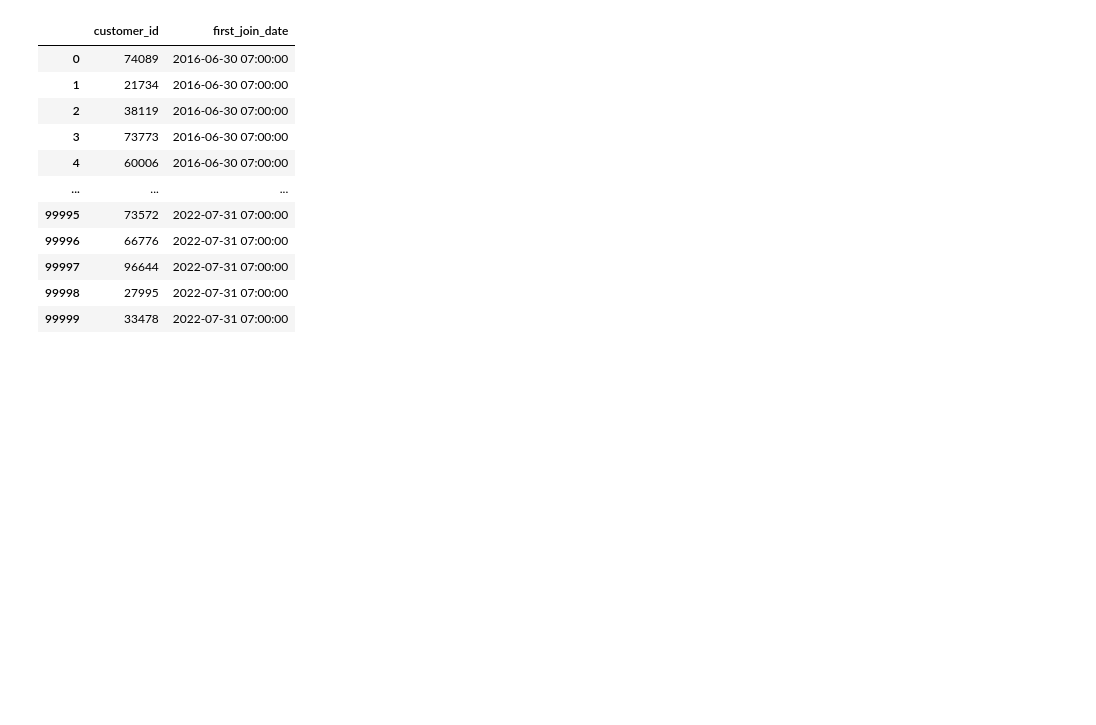
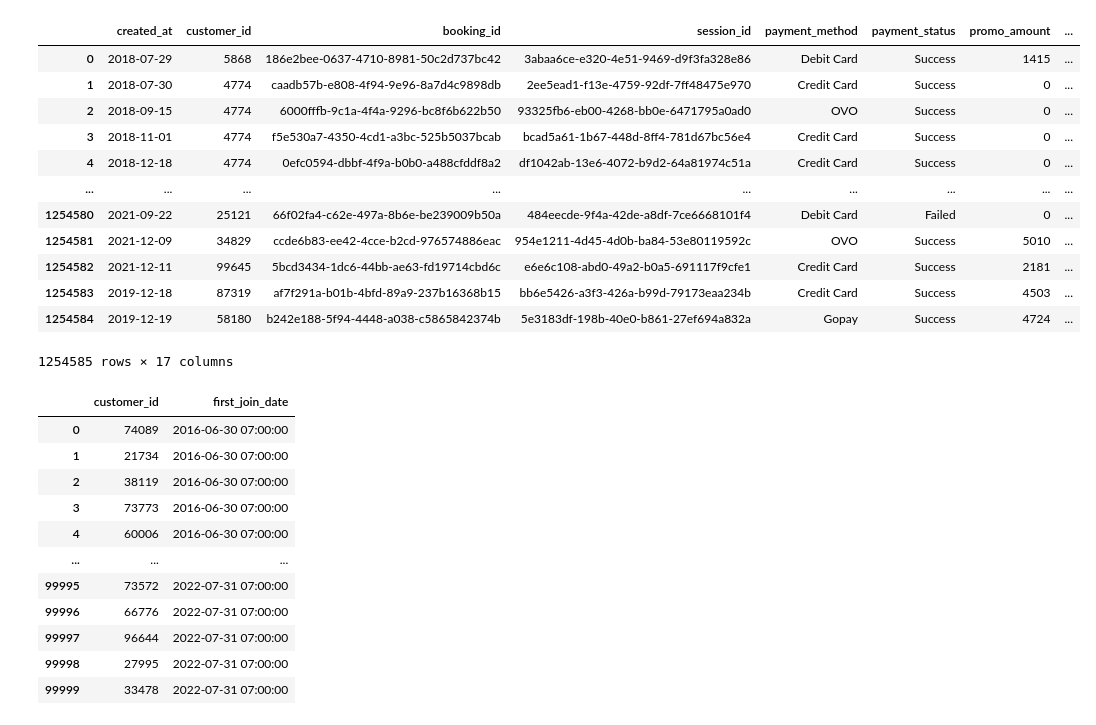
Before and after one commit to Emdeowl/DATA-WOLVES, a Jupyter notebook: Tableau_Check.ipynb, the cells around one changed output. Cells and saved outputs as stored; diff of their text form; code cells hidden in the pictures; blank space fills up the shorter version.

```diff
--- a/Tableau_Check.ipynb
+++ b/Tableau_Check.ipynb
@@ -9,6 +9,22 @@ from datetime import datetime, timedelta
 # %%
 transaction = pd.read_csv('./data/transaction_new.csv')
 customer = pd.read_csv('./data/customer.csv')
+# %%
+transaction
+# %% [output]
+|  | created_at | customer_id | booking_id | session_id | payment_method | payment_status | promo_amount | ... |
+| 0 | 2018-07-29 | 5868 | 186e2bee-0637-4710-8981-50c2d737bc42 | 3abaa6ce-e320-4e51-9469-d9f3fa328e86 | Debit Card | Success | 1415 | ... |
+| 1 | 2018-07-30 | 4774 | caadb57b-e808-4f94-9e96-8a7d4c9898db | 2ee5ead1-f13e-4759-92df-7ff48475e970 | Credit Card | Success | 0 | ... |
+| 2 | 2018-09-15 | 4774 | 6000fffb-9c1a-4f4a-9296-bc8f6b622b50 | 93325fb6-eb00-4268-bb0e-6471795a0ad0 | OVO | Success | 0 | ... |
+| 3 | 2018-11-01 | 4774 | f5e530a7-4350-4cd1-a3bc-525b5037bcab | bcad5a61-1b67-448d-8ff4-781d67bc56e4 | Credit Card | Success | 0 | ... |
+| 4 | 2018-12-18 | 4774 | 0efc0594-dbbf-4f9a-b0b0-a488cfddf8a2 | df1042ab-13e6-4072-b9d2-64a81974c51a | Credit Card | Success | 0 | ... |
+| ... | ... | ... | ... | ... | ... | ... | ... | ... |
+| 1254580 | 2021-09-22 | 25121 | 66f02fa4-c62e-497a-8b6e-be239009b50a | 484eecde-9f4a-42de-a8df-7ce6668101f4 | Debit Card | Failed | 0 | ... |
+| 1254581 | 2021-12-09 | 34829 | ccde6b83-ee42-4cce-b2cd-976574886eac | 954e1211-4d45-4d0b-ba84-53e80119592c | OVO | Success | 5010 | ... |
+| 1254582 | 2021-12-11 | 99645 | 5bcd3434-1dc6-44bb-ae63-fd19714cbd6c | e6e6c108-abd0-49a2-b0a5-691117f9cfe1 | Credit Card | Success | 2181 | ... |
+| 1254583 | 2019-12-18 | 87319 | af7f291a-b01b-4bfd-89a9-237b16368b15 | bb6e5426-a3f3-426a-b99d-79173eaa234b | Credit Card | Success | 4503 | ... |
+| 1254584 | 2019-12-19 | 58180 | b242e188-5f94-4448-a038-c5865842374b | 5e3183df-198b-40e0-b861-27ef694a832a | Gopay | Success | 4724 | ... |
+1254585 rows × 17 columns
 # %%
 customer = customer.assign(first_join_date=pd.to_datetime(customer['first_join_date'])+timedelta(hours=7))
 transaction = transaction.assign(created_at=pd.to_datetime(transaction['created_at'])+timedelta(hours=7))
```
Also changed, not shown: parts of 11 cells of this notebook.
